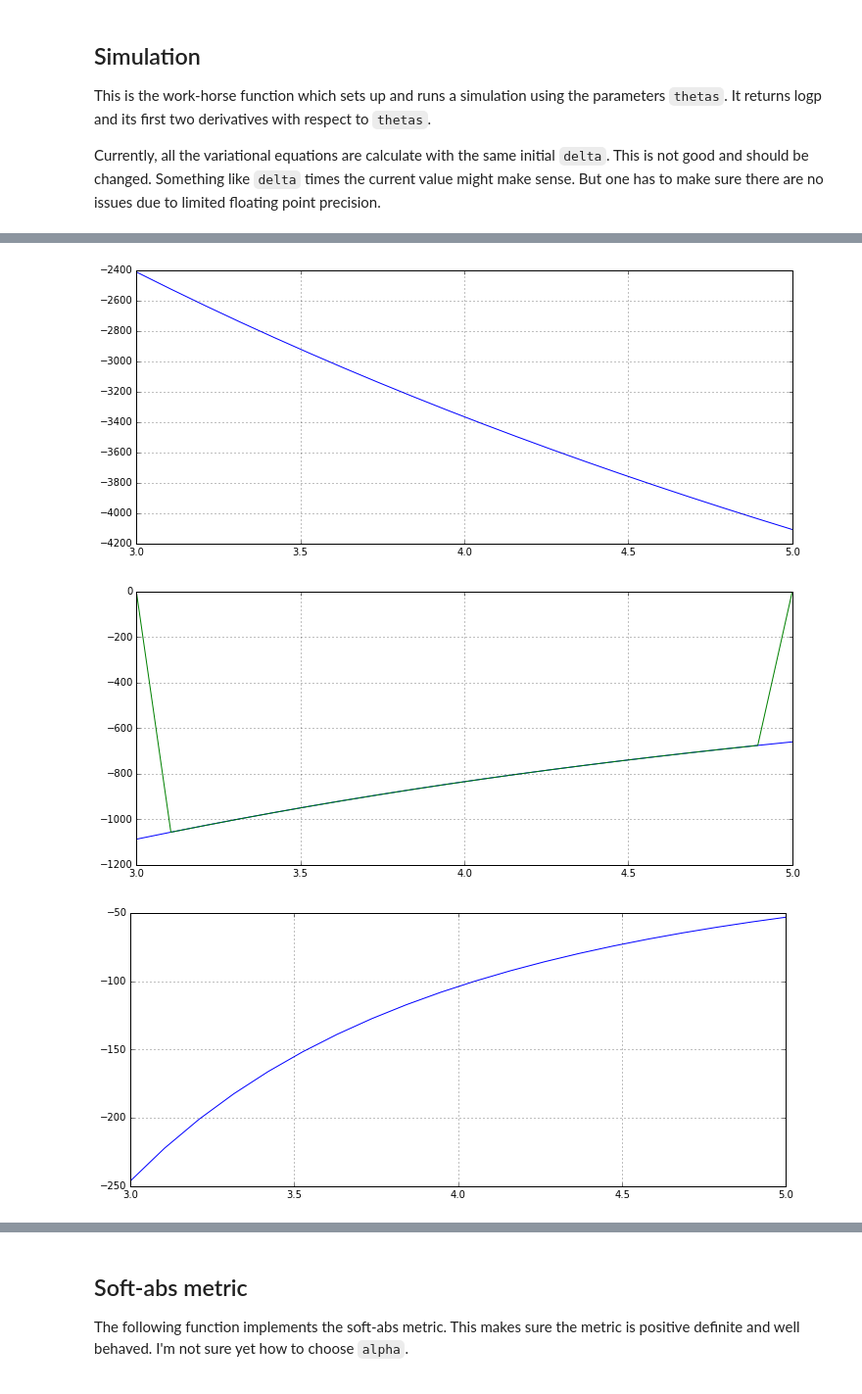
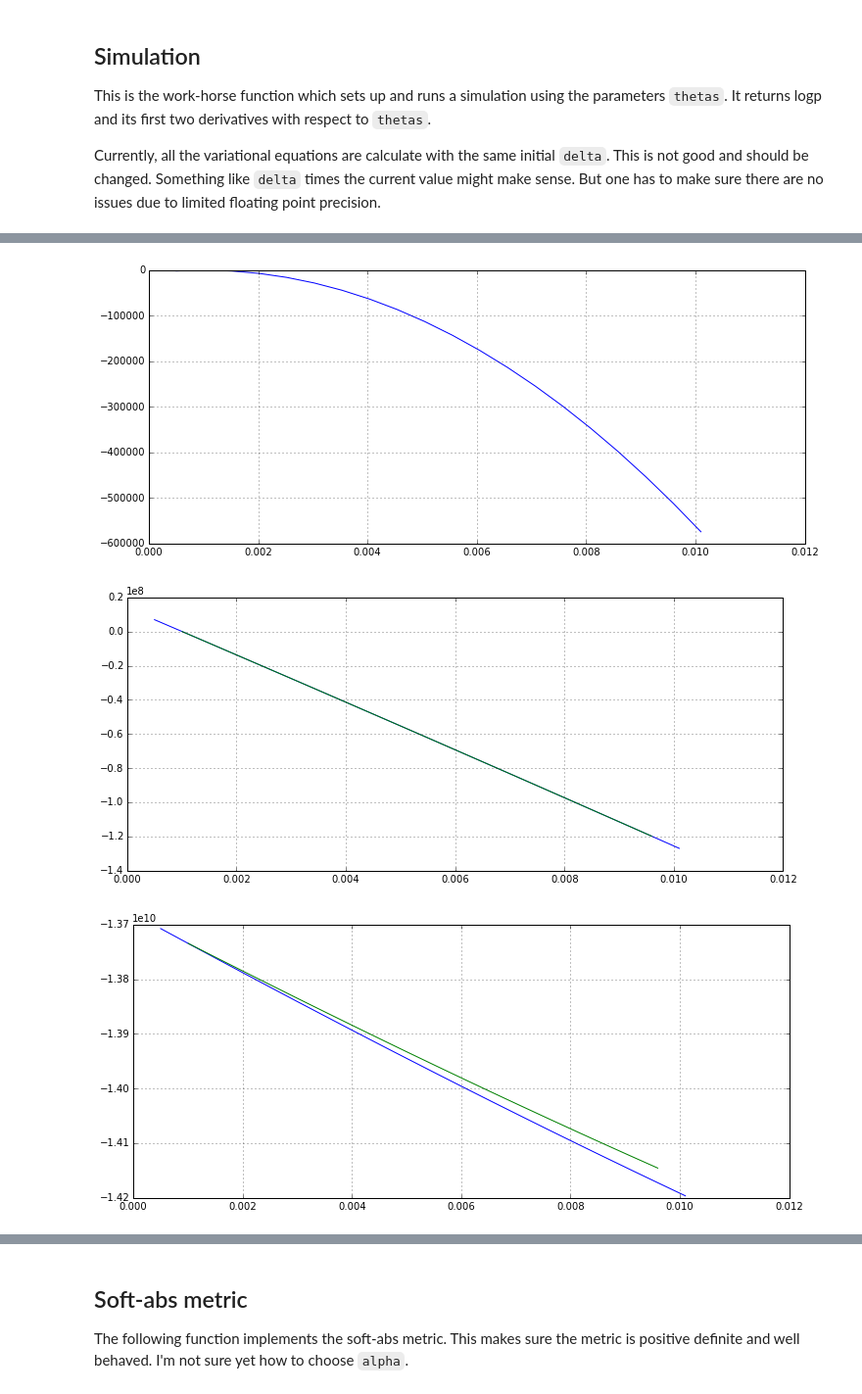
Before and after one commit to toni88x/rebound, a Jupyter notebook: simplifiedMMALA-mass.ipynb, the cells around one changed output, grey strips where cells are left out. Shown at 98% size. Drawn from its saved outputs; the diff is of its cells as text; code cells hidden in the pictures.

```diff
--- a/simplifiedMMALA-mass.ipynb
+++ b/simplifiedMMALA-mass.ipynb
@@ -243,11 +236,13 @@ def simulation(thetas):
     return logps, logp_d, logp_d2m, 1.23
 # %%
 Ntest = 20
-ms = np.linspace(0.5e-3,2e-3,Ntest)
-ms = np.linspace(3,5,Ntest)
+ms = np.linspace(0.5e-3,1.01e-2,Ntest)
+#ms = np.linspace(3,5,Ntest)
 thetas = np.array([[m] for m in ms])
-theta_names=["a"]
+theta_names=["m"]
 results = np.array(map(simulation,thetas))
 directgrad = np.zeros(Ntest)
+directhess = np.zeros(Ntest)
 for i in range(1,Ntest-1):
     directgrad[i] = (results[i+1,0]-results[i-1,0])/(ms[i+1]-ms[i-1])
+    directhess[i] = (results[i+1,0]-2.*results[i,0]+results[i-1,0])/((ms[i+1]-ms[i-1])/2.)**2
@@ -272,15 +249,16 @@ for i in range(1,Ntest-1):
 # %%
 fig1 = plt.figure(figsize=(12,5))
 plt.plot(ms, results[:,0])
 plt.grid()
 fig1 = plt.figure(figsize=(12,5))
 plt.plot(ms, results[:,1])
-plt.plot(ms, directgrad)
+plt.plot(ms[1:-1], directgrad[1:-1])
 plt.grid()
 fig1 = plt.figure(figsize=(12,5))
 plt.plot(ms, results[:,2])
+plt.plot(ms[1:-1], directhess[1:-1])
 plt.grid()
 # %% [output]
-[figure, old version]
+[figure, new version]
-[figure, old version]
+[figure, new version]
-[figure, old version]
+[figure, new version]
```
Also changed, not shown: parts of 5 cells of this notebook, 1 other file.
